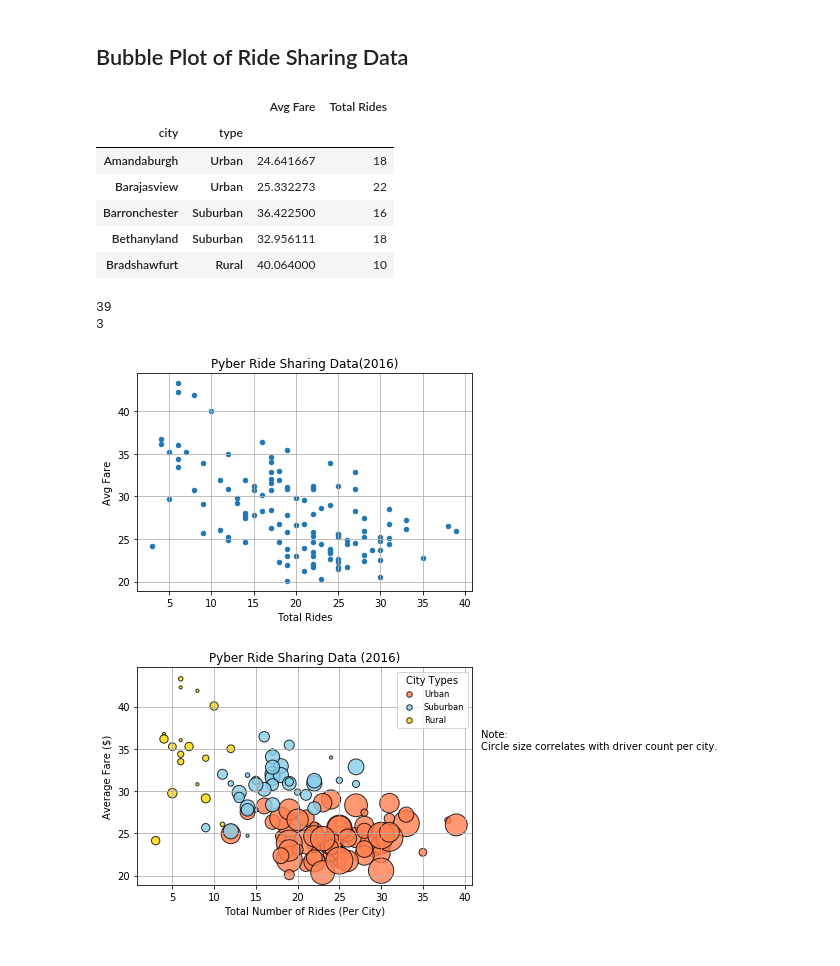
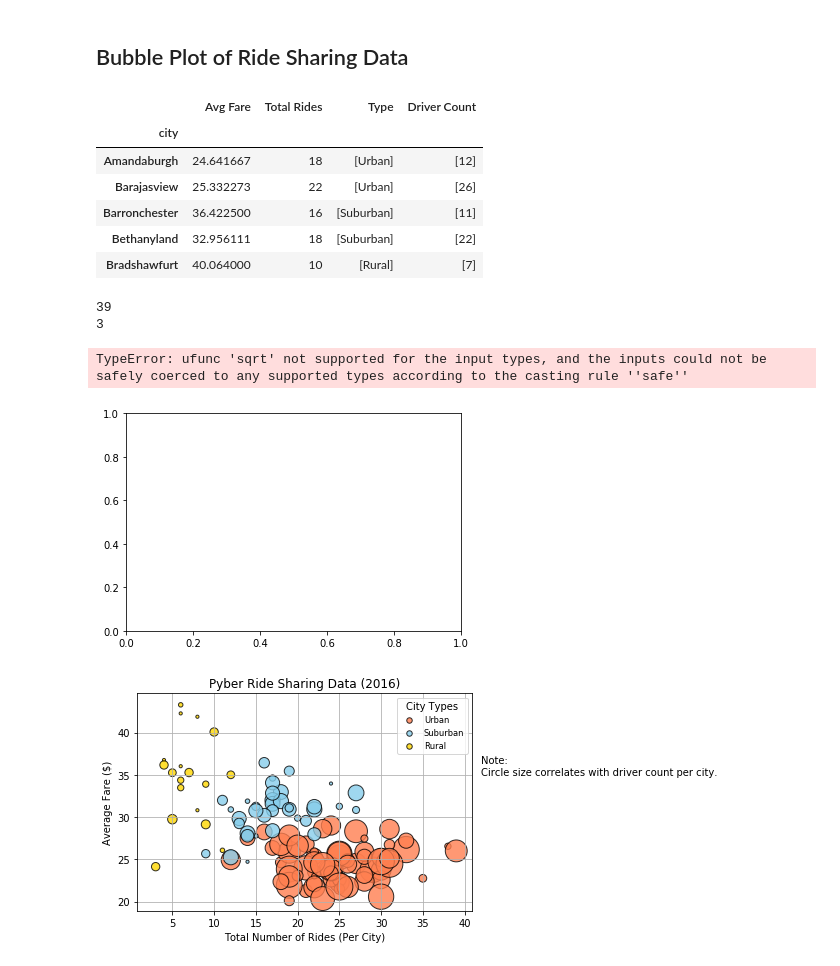
Before and after one commit to Omar-Castillo/Homework, a Jupyter notebook: Matplotlib/Pyber/pyber_OC_hw.ipynb, the cells around one changed output. Drawn from its saved outputs; the diff is of its cells as text; code cells hidden in the pictures.

```diff
--- a/Matplotlib/Pyber/pyber_OC_hw.ipynb
+++ b/Matplotlib/Pyber/pyber_OC_hw.ipynb
@@ -61,60 +61,63 @@ merged_data.head()
 ## Bubble Plot of Ride Sharing Data
 # %%
 #create new dataframe that groups our merged data by city type
-city_group = pd.DataFrame(merged_data.groupby(["city","type"]).fare.mean())
+city_group = pd.DataFrame(merged_data.groupby(["city"]).fare.mean())
 city_group
 city_group = city_group.rename(columns= {"fare": "Avg Fare"})
-city_group["Total Rides"] = merged_data.groupby(["city","type"]).ride_id.count()
+city_group["Total Rides"] = merged_data.groupby(["city"]).ride_id.count()
 city_group.head()
 driver_count = merged_data.groupby("city").driver_count.unique()
+#print(driver_count)
 #city_group["Driver Count"] = driver_count
+#city_group.head()
+city_group["Type"] = merged_data.groupby(["city"]).type.unique()
+city_group["Driver Count"] = merged_data.groupby(["city"]).driver_count.unique()
 city_group.head()
-#city_group["Type"] = merged_data.groupby(["city"]).type.unique()
-
 #city_group.head()
 #city_group.loc["Richardfort"]
 # %% [output]
-|  |  | Avg Fare | Total Rides |
-| city | type |  |  |
-| Amandaburgh | Urban | 24.641667 | 18 |
-| Barajasview | Urban | 25.332273 | 22 |
-| Barronchester | Suburban | 36.422500 | 16 |
-| Bethanyland | Suburban | 32.956111 | 18 |
-| Bradshawfurt | Rural | 40.064000 | 10 |
+|  | Avg Fare | Total Rides | Type | Driver Count |
+| city |  |  |  |  |
+| Amandaburgh | 24.641667 | 18 | [Urban] | [12] |
+| Barajasview | 25.332273 | 22 | [Urban] | [26] |
+| Barronchester | 36.422500 | 16 | [Suburban] | [11] |
+| Bethanyland | 32.956111 | 18 | [Suburban] | [22] |
+| Bradshawfurt | 40.064000 | 10 | [Rural] | [7] |
 # %%
 # create your label list
 #check the x max and mins for total rides
 x_max = city_group["Total Rides"].max()
 x_min = city_group["Total Rides"].min()
 print(x_max)
 print(x_min)
 
 # Obtain the x and y coordinates for each of the three city types
 x_axis = np.arange(0, 45, 5)
 x_axis
 #2nd option
 total_rides = city_group["Total Rides"]
 
 average_fare = city_group["Avg Fare"]
 average_fare
 
 #print(average_fare)
 #print(x_axis)
 # Build the scatter plots for each city types
 
-city_group.plot(kind="scatter", x= "Total Rides" , y= "Avg Fare", grid=True, figsize=(6,4), title="Pyber Ride Sharing Data(2016)")
+city_group.plot(kind="scatter", x= "Total Rides" , y= "Avg Fare", s="Driver Count", grid=True, figsize=(6,4), title="Pyber Ride Sharing Data(2016)")
 plt.show()
 # Incorporate the other graph properties
 
 # Create a legend
 
 # Incorporate a text label regarding circle size
 
 # Save Figure
 # %% [output]
 39
 3
+TypeError: ufunc 'sqrt' not supported for the input types, and the inputs could not be safely coerced to any supported types according to the casting rule ''safe''
-[figure, old version]
+[figure, new version]
 # %%
 # Show plot
 plt.show()
```
